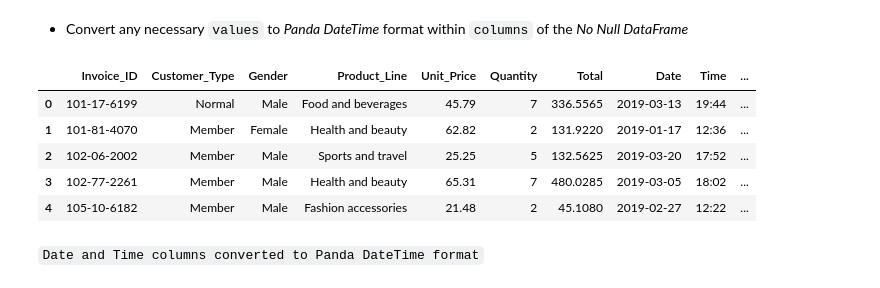
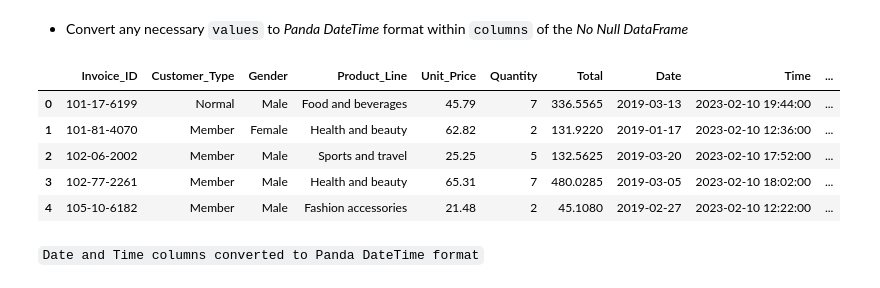
Before and after one commit to Nathan-Seeley/exploratory_data_analysis, a Jupyter notebook: sales_analysis.ipynb, the cells around one changed output. Saved outputs shown, nothing was run; the diff lists cells and outputs as text; code cells hidden in the pictures.

```diff
--- a/sales_analysis.ipynb
+++ b/sales_analysis.ipynb
@@ -94,15 +95,15 @@ Length: 1000, dtype: bool
 * Convert any necessary `values` to *Panda DateTime* format within `columns` of the *No Null DataFrame*
 # %%
 no_null_df["Date"] = pd.to_datetime(no_null_df["Date"])
-# no_null_df["Time"] = pd.to_datetime(no_null_df["Time"])
+no_null_df["Time"] = pd.to_datetime(no_null_df["Time"])
 no_null_df.head()
 # %% [output]
 |  | Invoice_ID | Customer_Type | Gender | Product_Line | Unit_Price | Quantity | Total | Date | Time | ... |
-| 0 | 101-17-6199 | Normal | Male | Food and beverages | 45.79 | 7 | 336.5565 | 2019-03-13 | 19:44 | ... |
-| 1 | 101-81-4070 | Member | Female | Health and beauty | 62.82 | 2 | 131.9220 | 2019-01-17 | 12:36 | ... |
-| 2 | 102-06-2002 | Member | Male | Sports and travel | 25.25 | 5 | 132.5625 | 2019-03-20 | 17:52 | ... |
-| 3 | 102-77-2261 | Member | Male | Health and beauty | 65.31 | 7 | 480.0285 | 2019-03-05 | 18:02 | ... |
-| 4 | 105-10-6182 | Member | Male | Fashion accessories | 21.48 | 2 | 45.1080 | 2019-02-27 | 12:22 | ... |
+| 0 | 101-17-6199 | Normal | Male | Food and beverages | 45.79 | 7 | 336.5565 | 2019-03-13 | 2023-02-10 19:44:00 | ... |
+| 1 | 101-81-4070 | Member | Female | Health and beauty | 62.82 | 2 | 131.9220 | 2019-01-17 | 2023-02-10 12:36:00 | ... |
+| 2 | 102-06-2002 | Member | Male | Sports and travel | 25.25 | 5 | 132.5625 | 2019-03-20 | 2023-02-10 17:52:00 | ... |
+| 3 | 102-77-2261 | Member | Male | Health and beauty | 65.31 | 7 | 480.0285 | 2019-03-05 | 2023-02-10 18:02:00 | ... |
+| 4 | 105-10-6182 | Member | Male | Fashion accessories | 21.48 | 2 | 45.1080 | 2019-02-27 | 2023-02-10 12:22:00 | ... |
 # %% [markdown]
 `Date and Time columns converted to Panda DateTime format`
 # %% [markdown]
```
Also changed, not shown: parts of 13 cells of this notebook.
